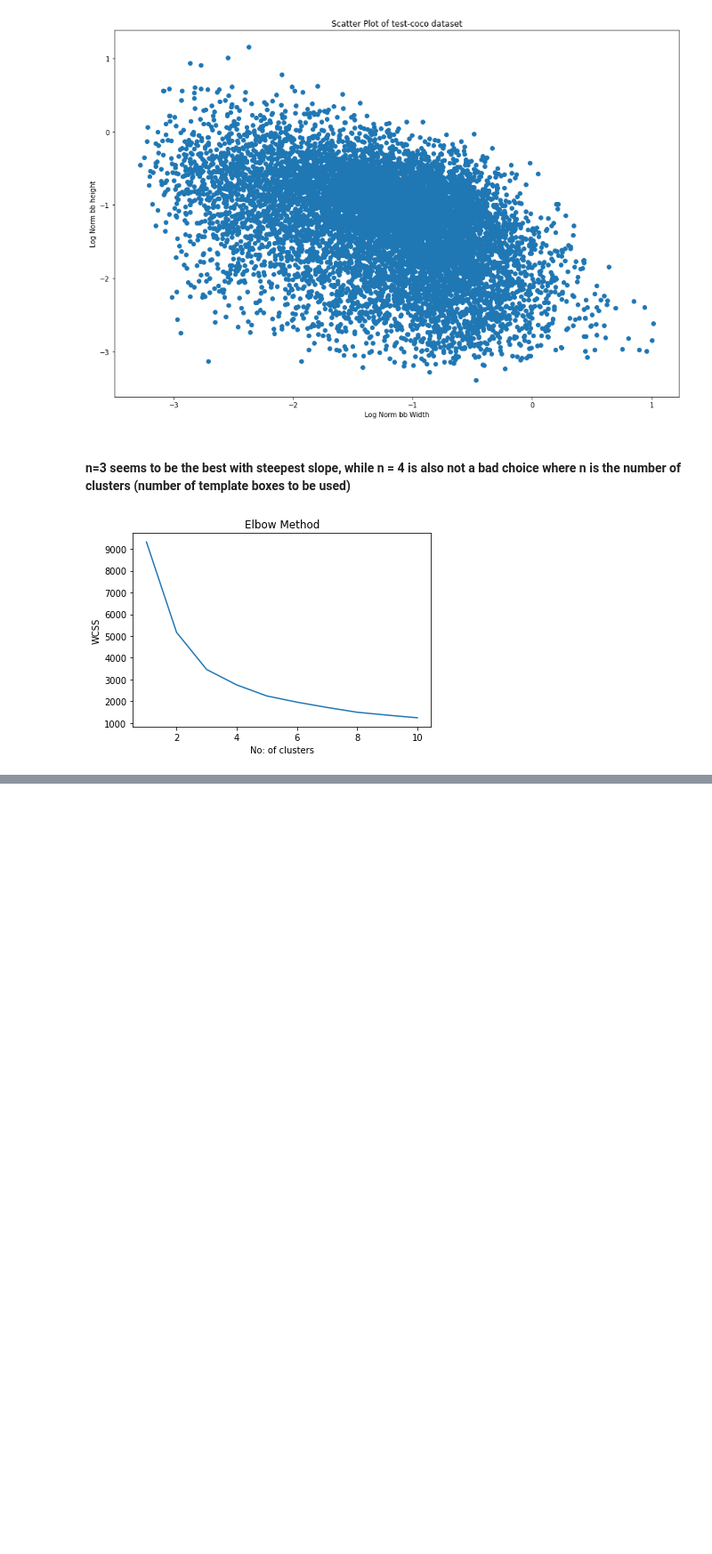
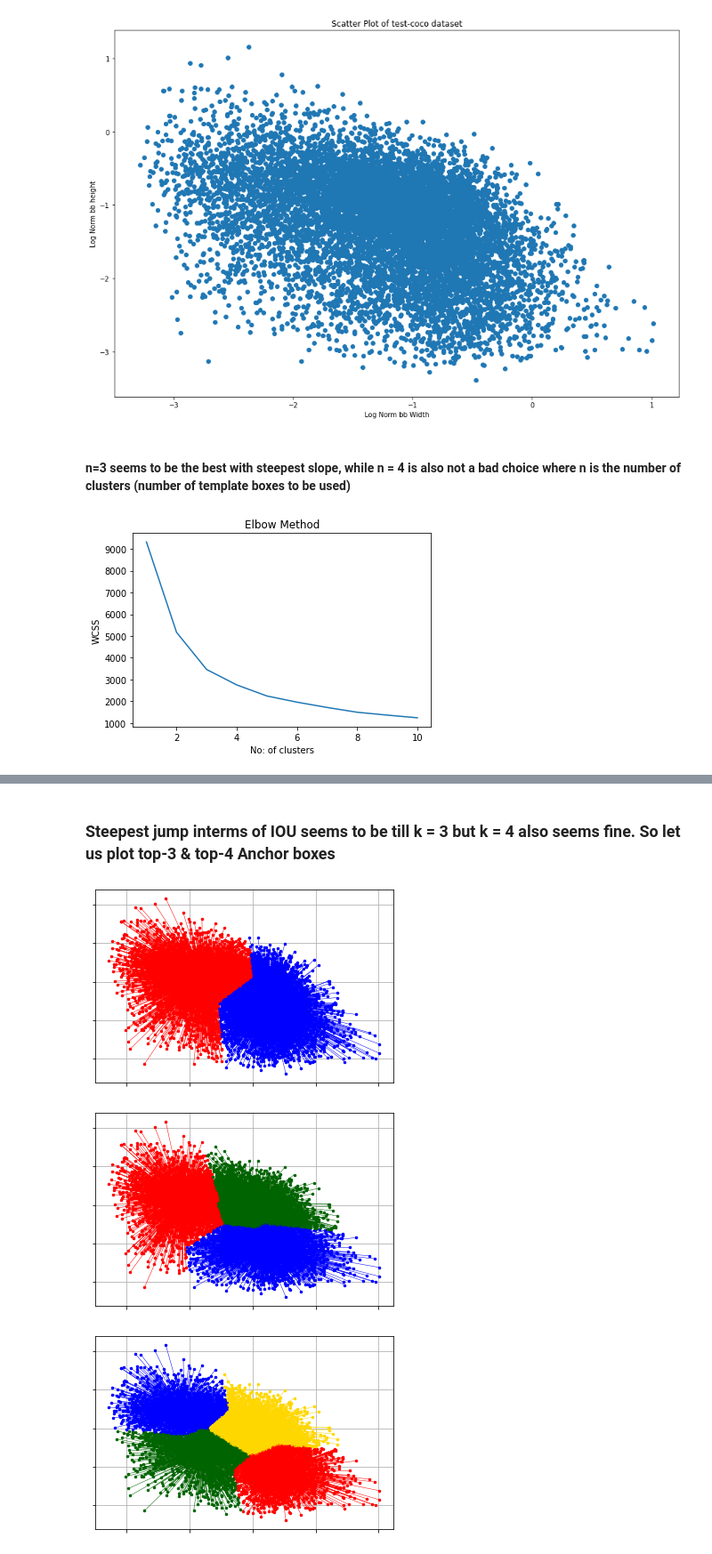
Before and after one commit to anilbhatt1/Deep_Learning_EVA6_Phase1, a Jupyter notebook: S10_TinyImagenet_Kmeans/EVA6_S10_KMeans_Coco_V1.ipynb, the cells around one changed output, grey strips where cells are left out. Shown at 89% size. Drawn from its saved outputs; the diff is of its cells as text; code cells hidden in the pictures; blank space fills up the shorter version.

```diff
--- a/S10_TinyImagenet_Kmeans/EVA6_S10_KMeans_Coco_V1.ipynb
+++ b/S10_TinyImagenet_Kmeans/EVA6_S10_KMeans_Coco_V1.ipynb
@@ -161,0 +270,7 @@ plt.show()
+# %%
+# We can see how clusters are increased from 1 to 10 & total number of bbox coodrinates (10_105), getting redistributed
+for k in range(len(clusters)):
+    length = len(clusters[k])
+    print(f'**k = {k+1}, No: of clusters = {length}**')
+    for cluster_num in range(length):
+        print(f'    Cluster Number = {cluster_num+1}, No: of elements = {len(clusters[k][cluster_num])}')
@@ -161,0 +344,9 @@ plt.show()
+# %% [markdown]
+### Steepest jump interms of IOU seems to be till k = 3 but k = 4 also seems fine. So let us  plot top-3 & top-4 Anchor boxes
+# %%
+for k in [1, 2, 3]:   # k = 2 means 3 clusters
+  kmeans_visualizer.show_clusters(x, clusters[k], final_centers[k])
+# %% [output]
+[figure, added]
+[figure, added]
+[figure, added]
```
Also changed, not shown: parts of 32 cells of this notebook.
